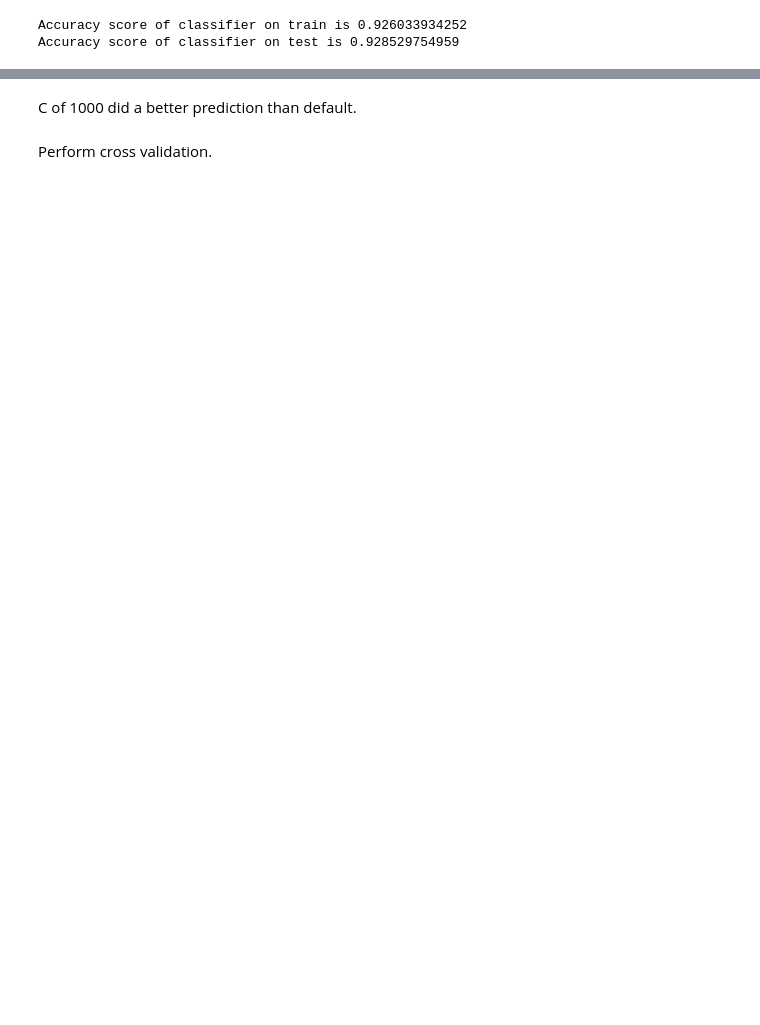
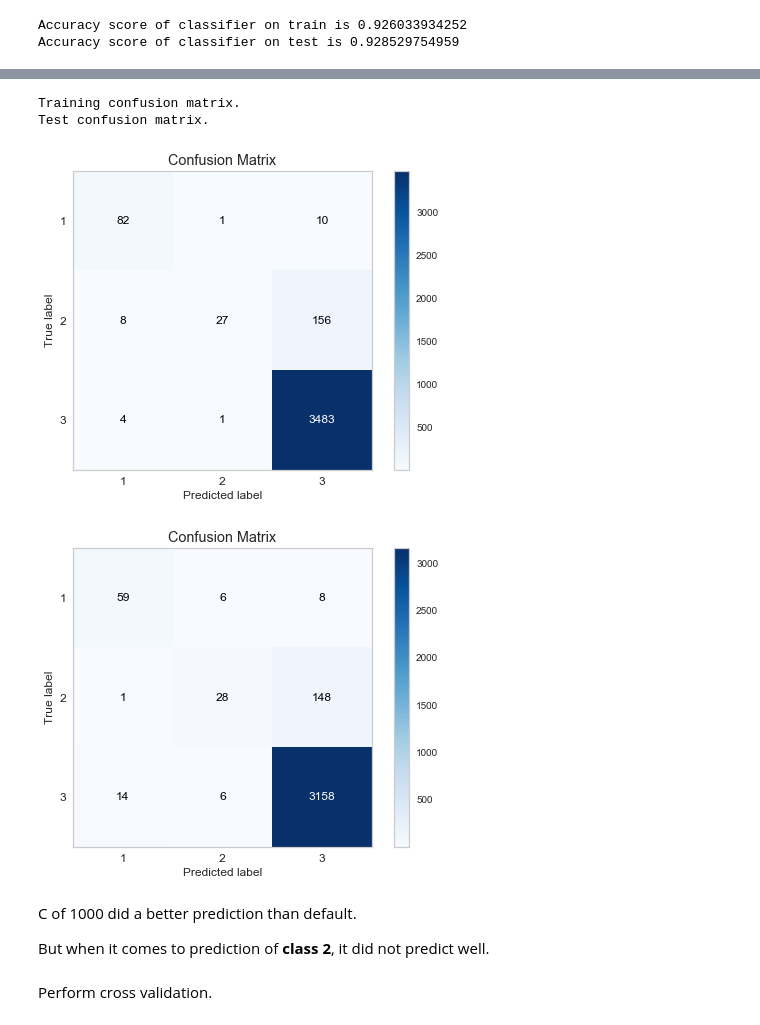
Before and after one commit to rahul7a/thyroid-classification, a Jupyter notebook: MachineLearning/ModelingAndMachineLearning.ipynb, the cells around one changed output, grey strips where cells are left out. Cells and saved outputs as stored; diff of their text form; code cells hidden in the pictures; blank space fills up the shorter version.

```diff
--- a/MachineLearning/ModelingAndMachineLearning.ipynb
+++ b/MachineLearning/ModelingAndMachineLearning.ipynb
@@ -111,5 +138,15 @@ avg / total       0.95      0.95      0.94      3772
+# %%
+show_confusion_matrix(logreg_C, X_train, y_train, 'train')
+show_confusion_matrix(logreg_C, X_test, y_test, 'test')
+# %% [output]
+Training confusion matrix.
+Test confusion matrix.
+[figure, added]
+[figure, added]
 # %% [markdown]
 C of 1000 did a better prediction than default.
+
+But when it comes to prediction of **class 2**, it did not predict well.
 # %% [markdown]
 Perform cross validation.
 # %%
```
Also changed, not shown: parts of 25 cells of this notebook.
